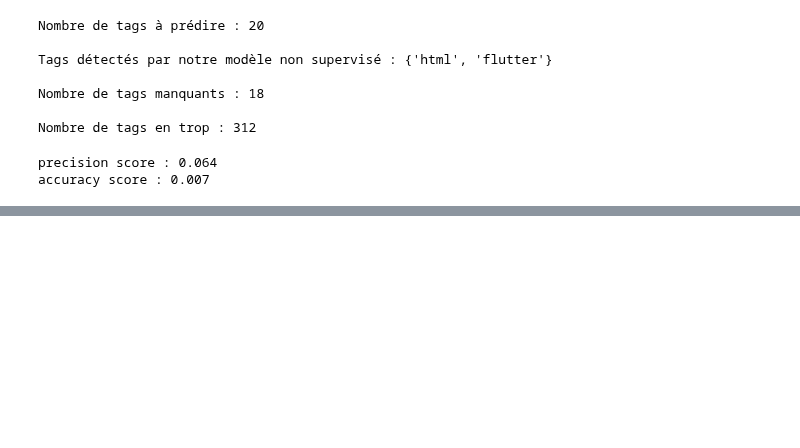
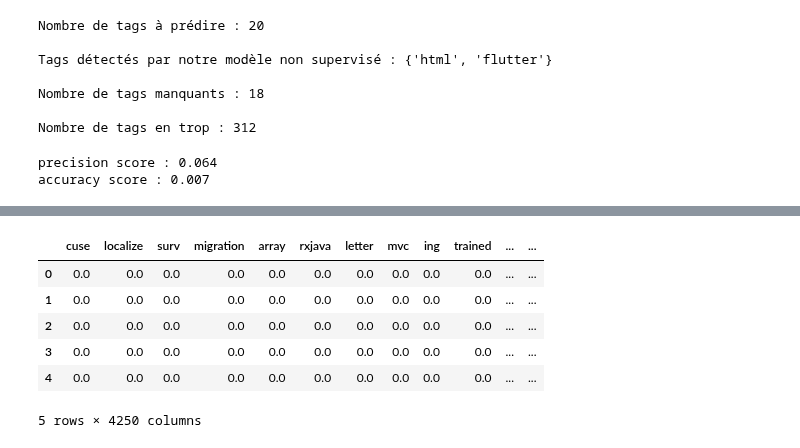
Before and after one commit to felanbi/Projet-OC-Categoriser-automatiquement-des-questions, a Jupyter notebook: P5_02_notebook_modeles.ipynb, the cells around one changed output, grey strips where cells are left out. Drawn from its saved outputs; the diff is of its cells as text; code cells hidden in the pictures; blank space fills up the shorter version.

```diff
--- a/P5_02_notebook_modeles.ipynb
+++ b/P5_02_notebook_modeles.ipynb
@@ -286,0 +352,13 @@ accuracy score : 0.007
+# %%
+X = vectorizer.fit_transform(X_test.post.to_list())
+X_test_he = pd.DataFrame(data = X.toarray(),
+                       columns = vectorizer.vocabulary)
+X_test_he.head()
+# %% [output]
+|  | cuse | localize | surv | migration | array | rxjava | letter | mvc | ing | trained | ... | ... |
+| 0 | 0.0 | 0.0 | 0.0 | 0.0 | 0.0 | 0.0 | 0.0 | 0.0 | 0.0 | 0.0 | ... | ... |
+| 1 | 0.0 | 0.0 | 0.0 | 0.0 | 0.0 | 0.0 | 0.0 | 0.0 | 0.0 | 0.0 | ... | ... |
+| 2 | 0.0 | 0.0 | 0.0 | 0.0 | 0.0 | 0.0 | 0.0 | 0.0 | 0.0 | 0.0 | ... | ... |
+| 3 | 0.0 | 0.0 | 0.0 | 0.0 | 0.0 | 0.0 | 0.0 | 0.0 | 0.0 | 0.0 | ... | ... |
+| 4 | 0.0 | 0.0 | 0.0 | 0.0 | 0.0 | 0.0 | 0.0 | 0.0 | 0.0 | 0.0 | ... | ... |
+5 rows × 4250 columns
```
Also changed, not shown: parts of 22 cells of this notebook.
